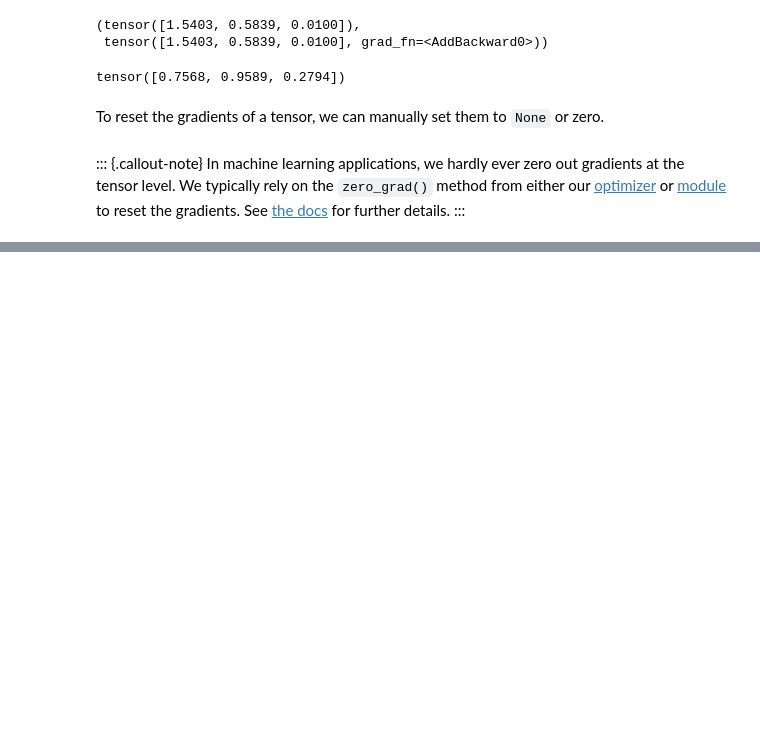
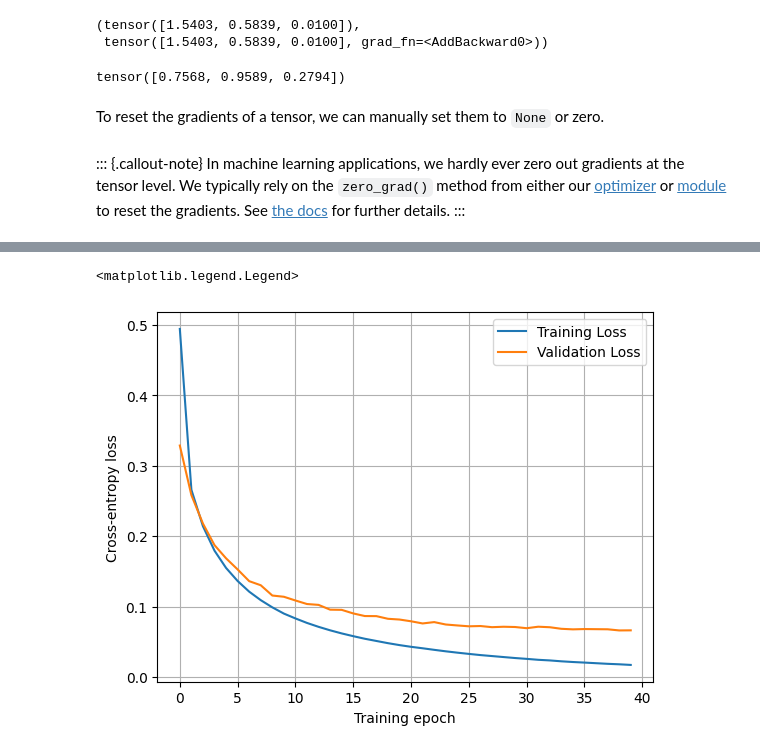
Before and after one commit to BorjaRequena/Neural-Network-Course, a Jupyter notebook: nbs/course/deep_learning/pytorch_intro.ipynb, the cells around one changed output, grey strips where cells are left out. Cells and saved outputs as stored; diff of their text form; code cells hidden in the pictures; blank space fills up the shorter version.

```diff
--- a/nbs/course/deep_learning/pytorch_intro.ipynb
+++ b/nbs/course/deep_learning/pytorch_intro.ipynb
@@ -110,0 +207,4 @@ See [the docs](https://pytorch.org/tutorials/recipes/recipes/zeroing_out_gradien
+# %%
+def accuracy(predictions, targets):
+    """Compute the accuracy of predictions given the true targets."""
+    return (predictions.argmax(dim=1) == targets).float().mean()
@@ -110,0 +233,13 @@ See [the docs](https://pytorch.org/tutorials/recipes/recipes/zeroing_out_gradien
+# %%
+input_size = 28 * 28
+hidden_size = 500
+n_classes = 10
+
+# Input to hidden
+W1 = torch.randn(input_size, hidden_size) / torch.sqrt(torch.tensor(input_size))
+W1.requires_grad_()
+b = torch.zeros(hidden_size, requires_grad=True)
+
+# Hidden to output
+W2 = torch.randn(hidden_size, n_classes) / torch.sqrt(torch.tensor(hidden_size))
+W2.requires_grad_();
@@ -110,0 +249,8 @@ See [the docs](https://pytorch.org/tutorials/recipes/recipes/zeroing_out_gradien
+# %%
+def relu(x):
+    "Rectified linear unit activation function."
+    return torch.maximum(x, torch.tensor(0.0))
+
+def softmax(x):
+    "Softmax activation function."
+    return torch.exp(x) / torch.exp(x).sum(axis=-1, keepdim=True)
@@ -110,0 +259,8 @@ See [the docs](https://pytorch.org/tutorials/recipes/recipes/zeroing_out_gradien
+# %%
+def model(x):
+    "Neural network model."
+    x = x.reshape(-1, 28 * 28)  # Flatten the image
+    z = x @ W1 + b  # First linear transformation
+    x = relu(z)  # Hidden layer activation
+    z = x @ W2  # Second linear transformation
+    return softmax(z)  # Output layer activation
@@ -110,0 +348,10 @@ See [the docs](https://pytorch.org/tutorials/recipes/recipes/zeroing_out_gradien
+# %%
+plt.plot(training_loss, label="Training Loss")
+plt.plot(validation_loss, label="Validation Loss")
+plt.xlabel("Training epoch")
+plt.ylabel("Cross-entropy loss")
+plt.grid()
+plt.legend()
+# %% [output]
+<matplotlib.legend.Legend>
+[figure, added]
```
Also changed, not shown: parts of 26 cells of this notebook, 1 other file.
